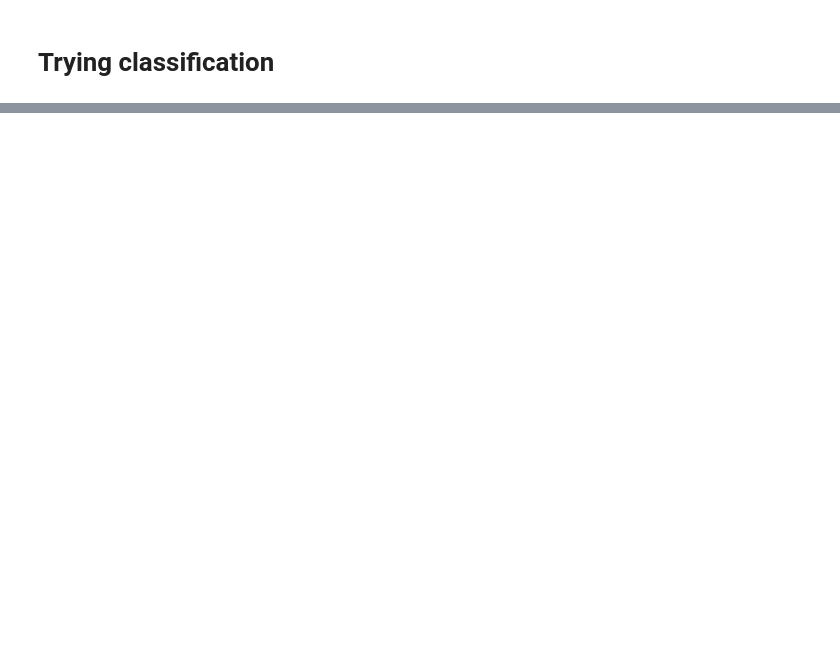
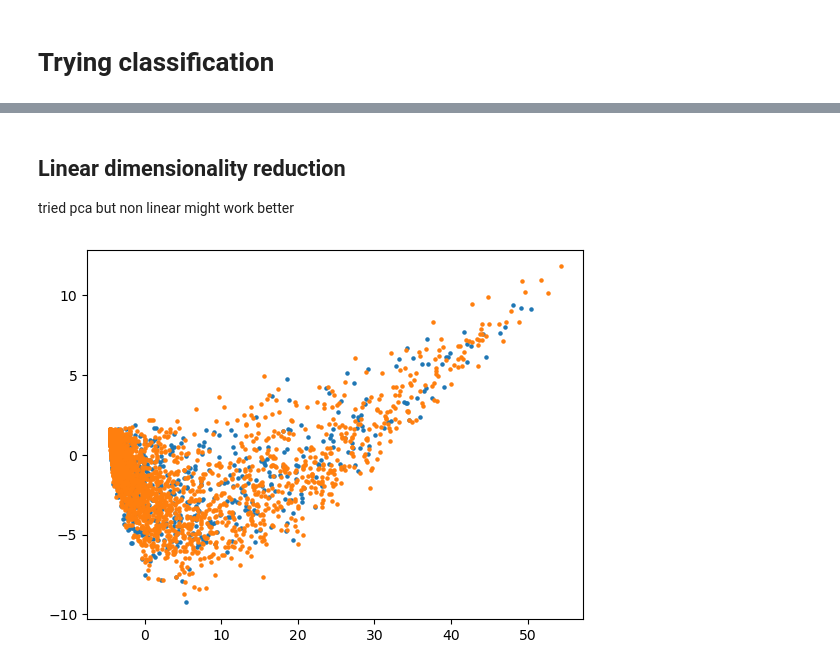
Before and after one commit to quentinassemat/tda-codex, a Jupyter notebook: mouse_spleen/tda_mouse_spleen.ipynb, the cells around one changed output, grey strips where cells are left out. Cells and saved outputs as stored; diff of their text form; code cells hidden in the pictures; blank space fills up the shorter version.

Commit message:
dimensionality reduction

```diff
--- a/mouse_spleen/tda_mouse_spleen.ipynb
+++ b/mouse_spleen/tda_mouse_spleen.ipynb
@@ -324,0 +237,15 @@ pimgr.plot_image(inverse_image)
+# %% [markdown]
+## Linear dimensionality reduction
+
+tried pca but non linear might work better
+# %%
+# Linear dimensionality reduction
+
+pca = PCA(n_components=2)
+images_array_pca = (pca.fit_transform(images_array)).T
+# %%
+plt.scatter(images_array_pca[0][len(images_mrl):], images_array_pca[1][len(images_mrl):], s = 5)
+plt.scatter(images_array_pca[0][:len(images_mrl)], images_array_pca[1][:len(images_mrl)], s = 5)
+plt.show()
+# %% [output]
+[figure, added]
```
Also changed, not shown: parts of 20 cells of this notebook.
